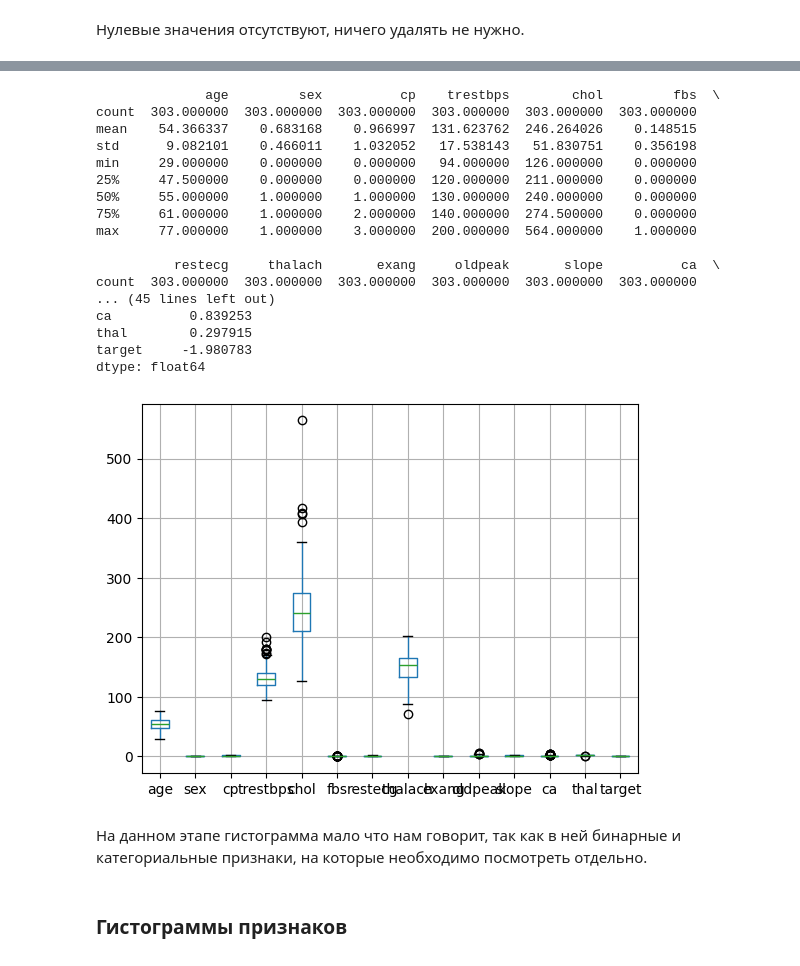
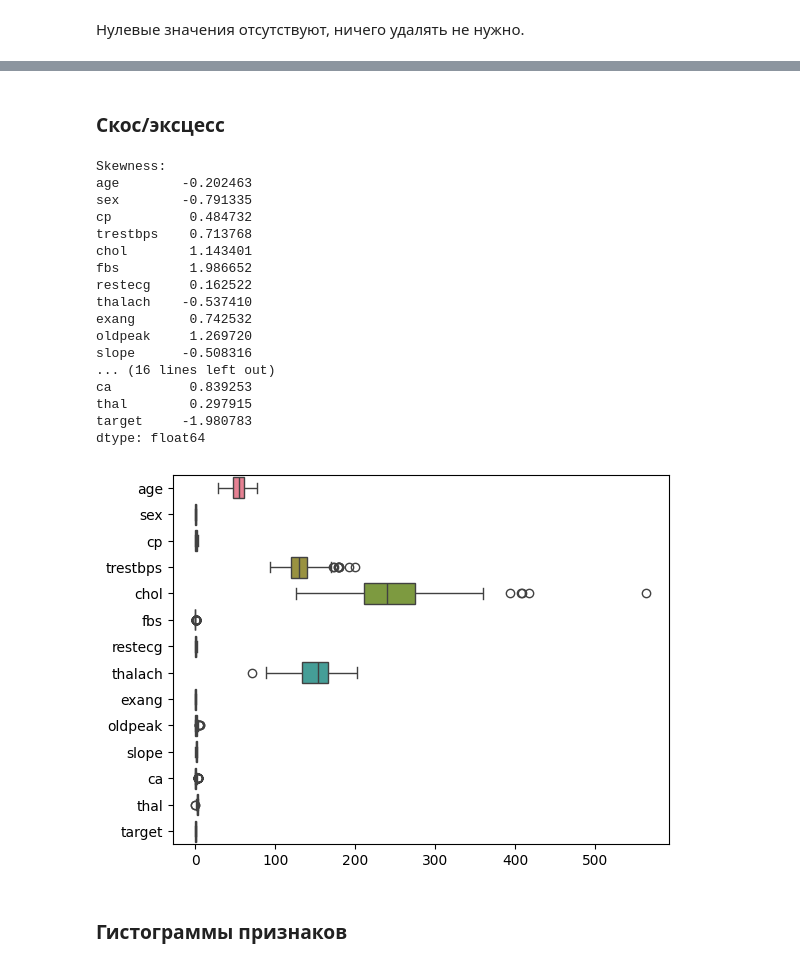
Before and after one commit to edelwiw/MachineLearning, a Jupyter notebook: Lab1.ipynb, the cells around one changed output, grey strips where cells are left out. Saved outputs shown, nothing was run; the diff lists cells and outputs as text; code cells hidden in the pictures.

```diff
--- a/Lab1.ipynb
+++ b/Lab1.ipynb
@@ -401,37 +477,34 @@ dtype: int64
+# %% [markdown]
+### Скос/эксцесс
 # %%
-# меры центральной тенденции для каждого признака
-print(data.describe())
-
-
 # скос и эксцесс
 print("Skewness: ")
 print(data.skew())
 print("Kurtosis: ")
 print(data.kurtosis())
-
-data.boxplot()
-plt.show()
 # %% [output]
-              age         sex          cp    trestbps        chol         fbs  \
-count  303.000000  303.000000  303.000000  303.000000  303.000000  303.000000
-mean    54.366337    0.683168    0.966997  131.623762  246.264026    0.148515
-std      9.082101    0.466011    1.032052   17.538143   51.830751    0.356198
-min     29.000000    0.000000    0.000000   94.000000  126.000000    0.000000
-25%     47.500000    0.000000    0.000000  120.000000  211.000000    0.000000
-50%     55.000000    1.000000    1.000000  130.000000  240.000000    0.000000
-75%     61.000000    1.000000    2.000000  140.000000  274.500000    0.000000
-max     77.000000    1.000000    3.000000  200.000000  564.000000    1.000000
-
-          restecg     thalach       exang     oldpeak       slope          ca  \
-count  303.000000  303.000000  303.000000  303.000000  303.000000  303.000000
-... (45 lines left out)
+Skewness:
+age        -0.202463
+sex        -0.791335
+cp          0.484732
+trestbps    0.713768
+chol        1.143401
+fbs         1.986652
+restecg     0.162522
+thalach    -0.537410
+exang       0.742532
+oldpeak     1.269720
+slope      -0.508316
+... (16 lines left out)
 ca          0.839253
 thal        0.297915
 target     -1.980783
 dtype: float64
-[figure, removed]
-# %% [markdown]
-На данном этапе гистограмма мало что нам говорит, так как в ней бинарные и категориальные признаки, на которые необходимо посмотреть отдельно.
+# %%
+sns.boxplot(data=data, orient='h')
+plt.show()
+# %% [output]
+[figure, added]
 # %% [markdown]
 ### Гистограммы признаков
 # %%
```
Also changed, not shown: parts of 17 cells of this notebook, 1 other file.
